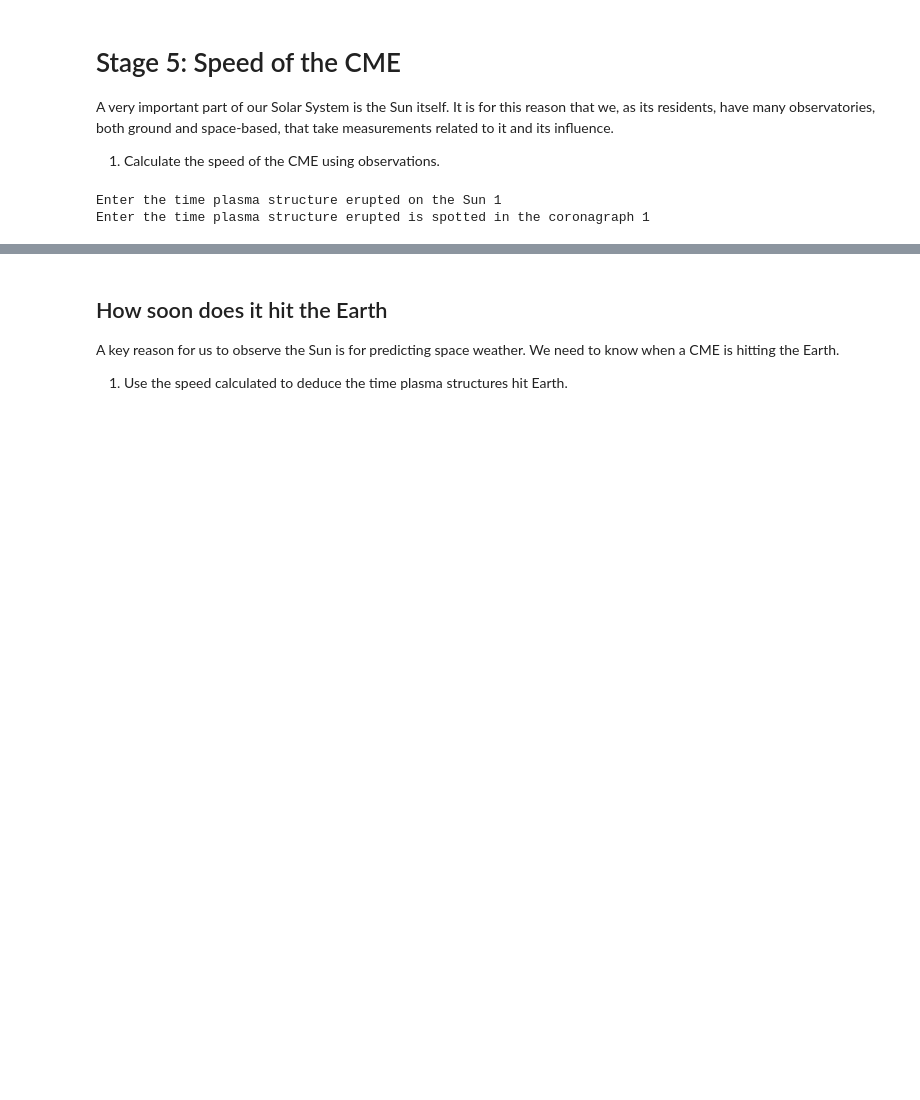
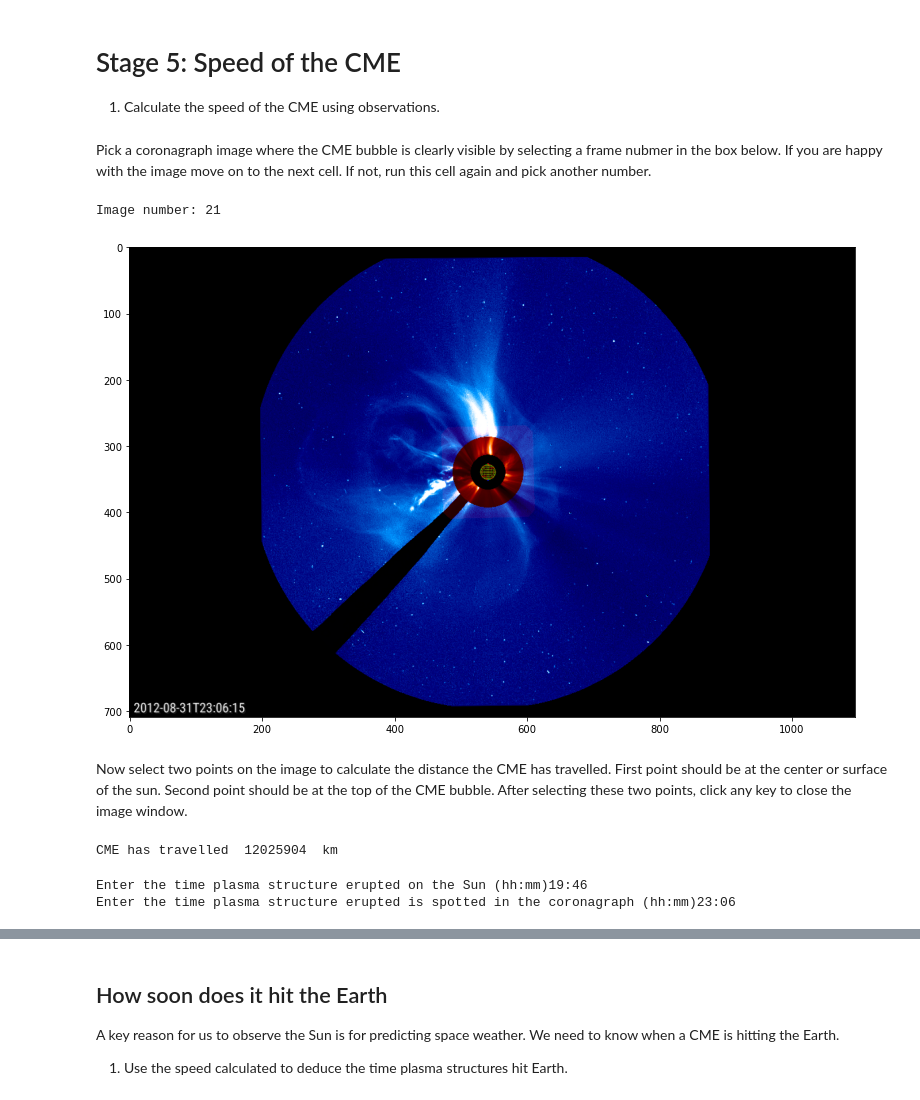
Before and after one commit to nawinnova/WEW2024_SolarPhysicsWorkshop, a Jupyter notebook: Stage 5.ipynb, the cells around one changed output, grey strips where cells are left out. Saved outputs shown, nothing was run; the diff lists cells and outputs as text; code cells hidden in the pictures; blank space fills up the shorter version.

```diff
--- a/Stage 5.ipynb
+++ b/Stage 5.ipynb
@@ -1,8 +3,30 @@
 # %% [markdown]
 # Stage 5: Speed of the CME
 
-A very important part of our Solar System is the Sun itself. It is for this reason that we, as its residents, have many observatories, both ground and space-based, that take measurements related to it and its influence.
-
-
-
 1.   Calculate the speed of the CME using observations.
+# %% [markdown]
+Pick a coronagraph image where the CME bubble is clearly visible by selecting a frame nubmer in the box below. If you are happy with the image move on to the next cell. If not, run this cell again and pick another number.
+# %%
+import glob
+import cv2
+import numpy as np
+import matplotlib.pyplot as plt
+
+#Fetch the coronagraph images
+map_list = []
+map_list = sorted(glob.glob('LASCO_images/*.png'))
+
+filenumber = input('Image number: ')
+filename = map_list[int(filenumber)]
+
+#Read the image file
+img = cv2.imread(filename)
+#Set plot size
+fig=plt.figure(figsize=(13,13))
+#Plot image
+imgplot = plt.imshow(cv2.cvtColor(img, cv2.COLOR_BGR2RGB))
+# %% [output]
+Image number: 21
+[figure, added]
+# %% [markdown]
+Now select two points on the image to calculate the distance the CME has travelled. First point should be at the center or surface of the sun. Second point should be at the top of the CME bubble. After selecting these two points, click any key to close the image window.
@@ -9,6 +46,11 @@ A very important part of our Solar System is the Sun itself. It is for this reas
+# %%
+dist = np.linalg.norm(np.array(coords[1])-np.array(coords[0]))*63303
+print('CME has travelled ', int(dist), ' km')
+# %% [output]
+CME has travelled  12025904  km
 # %%
-t1 = input('Enter the time plasma structure erupted on the Sun')
-t2 = input('Enter the time plasma structure erupted is spotted in the coronagraph')
+t1 = input('Enter the time plasma structure erupted on the Sun (hh:mm)')
+t2 = input('Enter the time plasma structure erupted is spotted in the coronagraph (hh:mm)')
 # %% [output]
-Enter the time plasma structure erupted on the Sun 1
-Enter the time plasma structure erupted is spotted in the coronagraph 1
+Enter the time plasma structure erupted on the Sun (hh:mm)19:46
+Enter the time plasma structure erupted is spotted in the coronagraph (hh:mm)23:06
```
Also changed, not shown: parts of 17 cells of this notebook.
